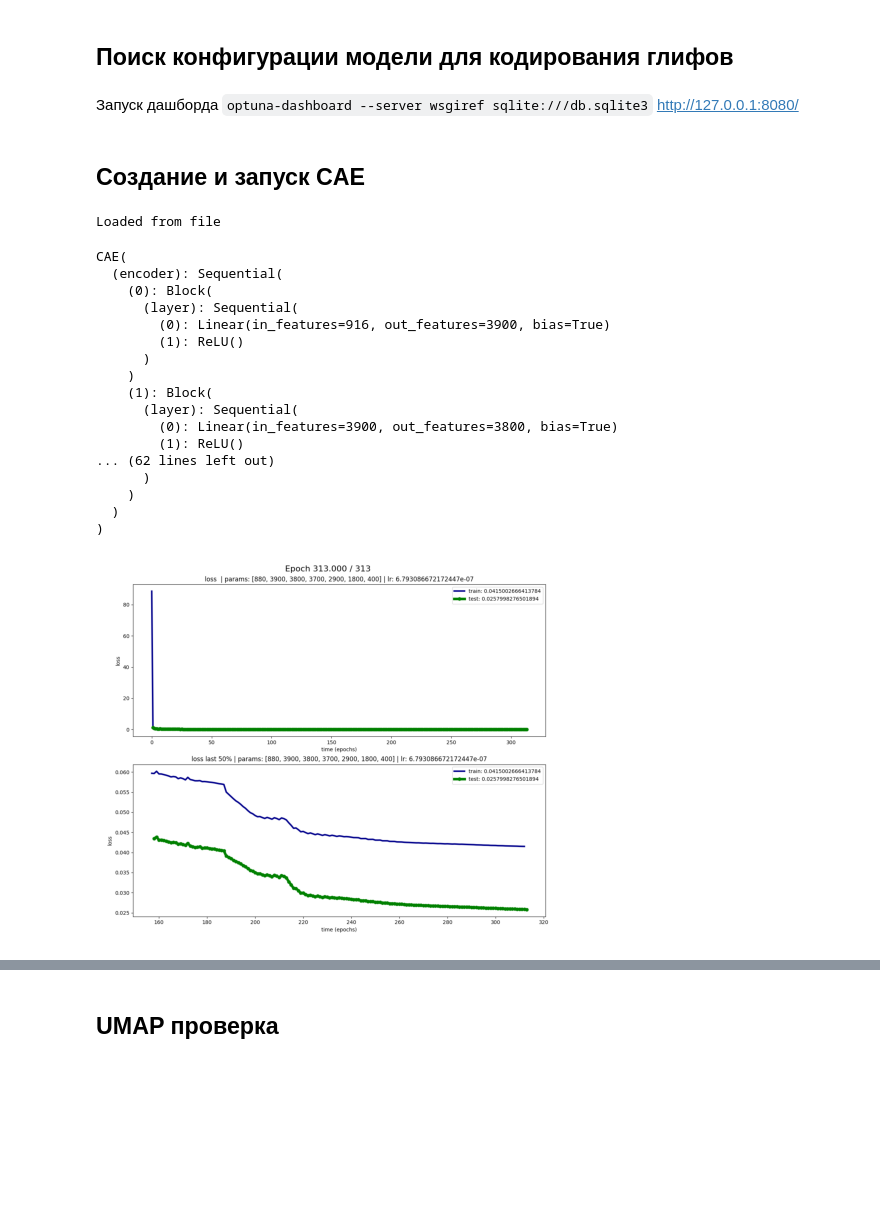
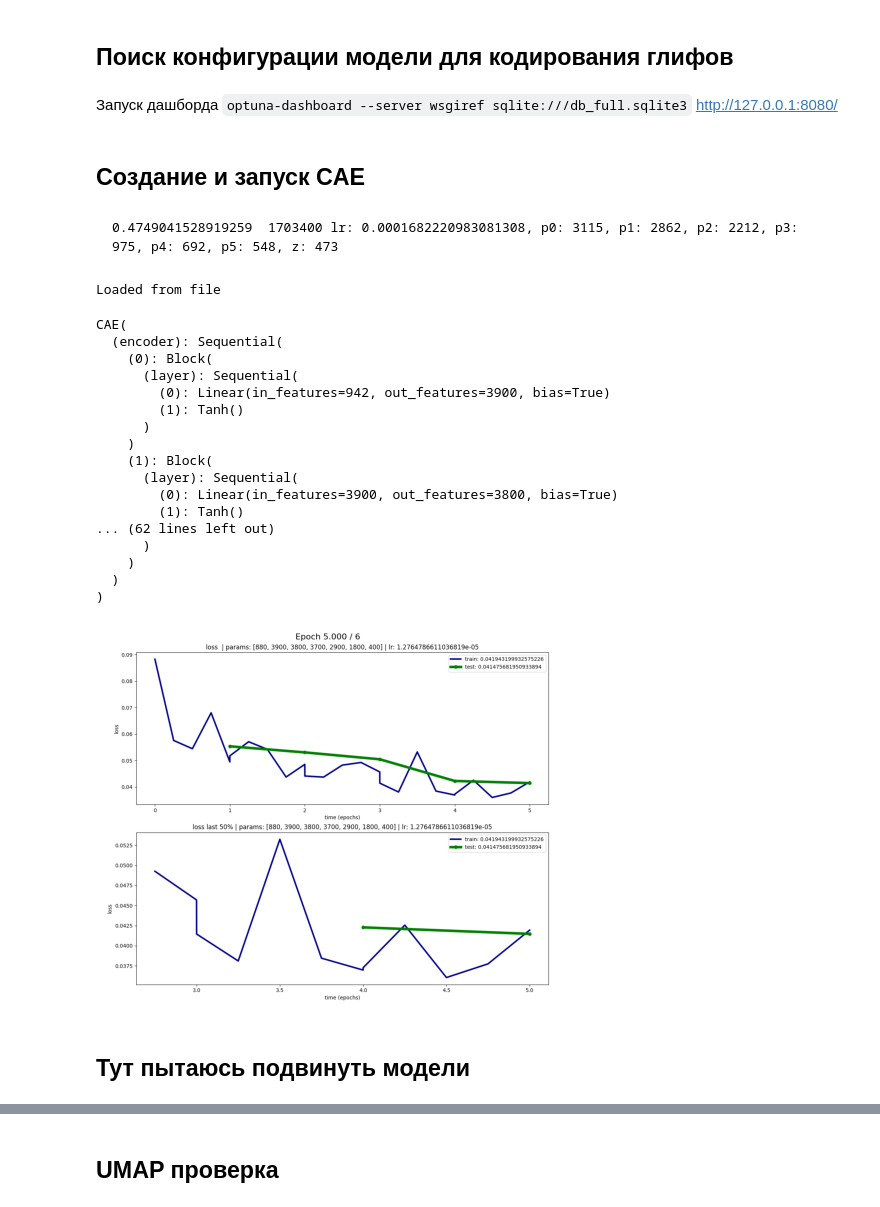
Before and after one commit to flydzen/diploma, a Jupyter notebook: main_difuse.ipynb, the cells around one changed output, grey strips where cells are left out. Cells and saved outputs as stored; diff of their text form; code cells hidden in the pictures; blank space fills up the shorter version.

```diff
--- a/main_difuse.ipynb
+++ b/main_difuse.ipynb
@@ -71,13 +71,11 @@ Device: cuda
 # %% [markdown]
 ## Загрузка данных
 # %%
-num_workers = 2
-
-dataset_train = dl.FontsDataset(test=False, download=True, download_size=200)
+dataset_train = dl.FontsDataset(test=False, download=True)
 dataset_test = dl.FontsDataset(test=True)
 
-train_dataloader = DataLoader(dataset_train, batch_size=256, shuffle=True)
-test_dataloader = DataLoader(dataset_test, batch_size=256, shuffle=True)
+train_dataloader = DataLoader(dataset_train, batch_size=256, shuffle=True, num_workers=0)
+test_dataloader = DataLoader(dataset_test, batch_size=256, shuffle=True, num_workers=0)
 # %%
 def save_sampled(x: np.ndarray, name):
     file = Path('imgs') / name
@@ -185,7 +183,7 @@ class Block(nn.Module):
         super().__init__()
         self.layer = nn.Sequential(
             nn.Linear(f_in, f_out),
-            nn.ReLU(),
+            nn.Tanh(),
             # BnAndDropout(f_out),
         )
 
@@ -231,7 +229,9 @@ class SinusoidalPositionEmbeddings(nn.Module):
 и кодированием каждой линии предыдущей моделью
 # %%
 class CAE(nn.Module):
-    def __init__(self, params, in_labels, line_size):
+    activation = nn.Tanh
+
+    def __init__(self, params, in_labels, line_size, activation=None):
         super().__init__()
         self.line_size = line_size
 
@@ -494,7 +497,7 @@ setup_ucae = setup_maker('ucae')
 # %% [markdown]
 ## Поиск конфигурации модели для кодирования глифов
 # %% [markdown]
-Запуск дашборда `optuna-dashboard --server wsgiref sqlite:///db.sqlite3`
+Запуск дашборда `optuna-dashboard --server wsgiref sqlite:///db_full.sqlite3`
 http://127.0.0.1:8080/
 # %%
 #!g1.4
@@ -542,48 +544,54 @@ study.optimize(run_for_search, n_trials=7, show_progress_bar=True)
 # %% [markdown]
 ## Создание и запуск CAE
+# %% [markdown]
+	0.4749041528919259	1703400	lr: 0.0001682220983081308, p0: 3115, p1: 2862, p2: 2212, p3: 975, p4: 692, p5: 548, z: 473
 # %%
 #!g1.4
 GLIPH_WIDTH = 400
 params = [SVG.ENCODE_HEIGHT * SVG.ENCODE_WIDTH, 3900, 3800, 3700, 2900, 1800, GLIPH_WIDTH]
 
+# lr = 1e-4
 lr = 7e-6
+# lr = 5e-7
 # lr = 2.8e-7
 
 model_cae_path = f'models/CAE/CAE_{SVG.ENCODE_HEIGHT}_{",".join(map(str,params))}/ckpt.pt'
 model_cae, optimizer, scheduler = setup_cae(
     params=params,
     lr=lr,
-    weight_decay=6e-6,
+    weight_decay=4e-6,
     line_size=SVG.ENCODE_WIDTH,
-    step_size=3,
-    step_gamma=0.968,
+    step_size=1,
+    step_gamma=0.960,
 )
 if Path(model_cae_path).exists():
     print('Loaded from file')
     model_cae.load_state_dict(torch.load(model_cae_path))
     img = mpimg.imread(str(Path(model_cae_path).parent / '_loss.png'))
     plt.axis('off')
     plt.imshow(img)
 else:
     print('Created new')
 model_cae
 # %% [output]
 Loaded from file
 CAE(
   (encoder): Sequential(
     (0): Block(
       (layer): Sequential(
-        (0): Linear(in_features=916, out_features=3900, bias=True)
-        (1): ReLU()
+        (0): Linear(in_features=942, out_features=3900, bias=True)
+        (1): Tanh()
       )
     )
     (1): Block(
       (layer): Sequential(
         (0): Linear(in_features=3900, out_features=3800, bias=True)
-        (1): ReLU()
+        (1): Tanh()
 ... (62 lines left out)
       )
     )
   )
 )
-[figure, old version]
+[figure, new version]
+# %% [markdown]
+## Тут пытаюсь подвинуть модели
```
Also changed, not shown: parts of 17 cells of this notebook, 3 other files.
